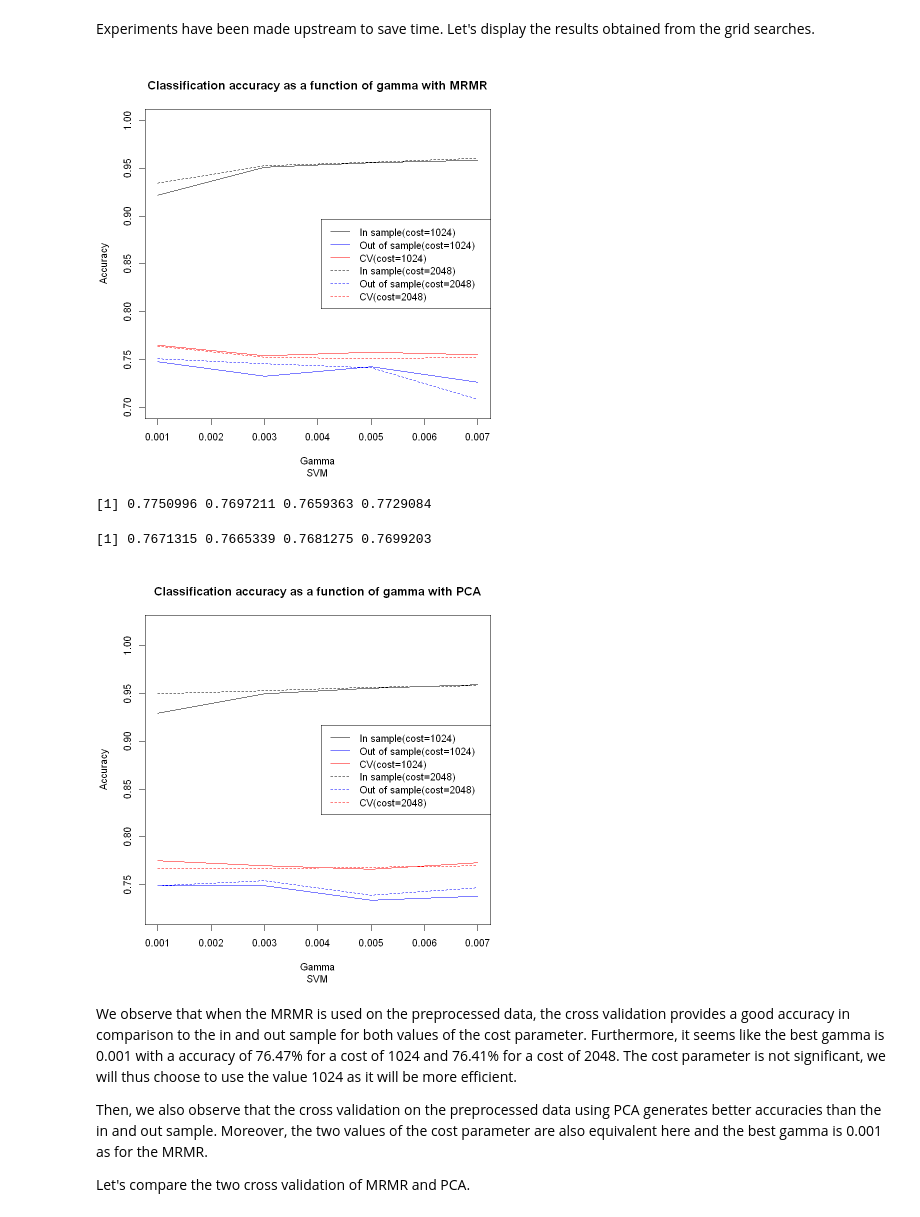
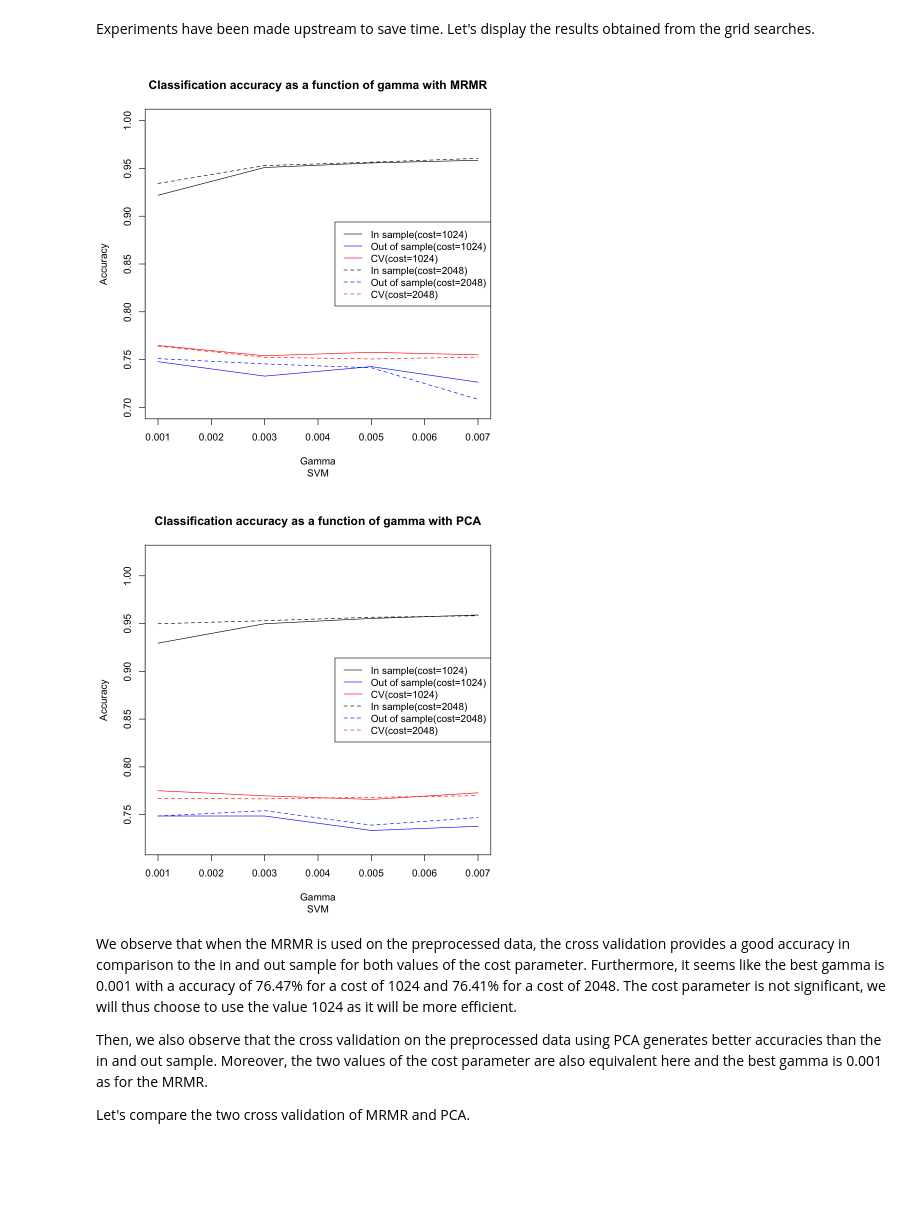
Before and after one commit to miromatagne/Driven-Data-Competition, a Jupyter notebook: ReportTemplate.ipynb, the cells around one changed output. Cells and saved outputs as stored; diff of their text form; code cells hidden in the pictures; blank space fills up the shorter version.

```diff
--- a/ReportTemplate.ipynb
+++ b/ReportTemplate.ipynb
@@ -1800,7 +1768,7 @@ inOutSampleTest <- function(data,scaled,target_variable,data_idx,half_split,para
 }
 # %%
 model_type <- "random_forest"
-k <- 4
+k <- 3
 parameters <- list(2,10,40)
 load(file = "data_preproc.Rdata")
 accury_vec <- applyCVInOutComp(parameters,k,model_type)
@@ -1913,11 +1826,0 @@ Since the svm model takes longer running time as the data grows (current data pr
-# %%
-datasvm <- data_preproc
-data_idx <- sample(1:nrow(datasvm))
-split <- floor(nrow(datasvm)/10)
-datasvm <- datasvm[data_idx[1:split],]
-data_idx <- sample(1:nrow(datasvm))
-half_split <- floor(nrow(datasvm)/2)
-target_variable <- ncol(datasvm)
-#Split the data in two different sets of training and testing
-train_data <- datasvm[data_idx[1:half_split],]
-test_data <- datasvm[data_idx[(half_split+1):nrow(datasvm)],]
@@ -1930,5 +1826,0 @@ We test the model by executing a prediction on the test dataset. The package "e1
-# %%
-#Prediction
-Y_predict <- predict(model, test_data[, -target_variable], decision.values=T)
-Y_target <- test_data[, target_variable]
-head(attr(Y_predict, "decision.values"))
@@ -1943,10 +1827,3 @@ Finally to assess the performance of the SVM model, the metric of accuracy which
-# %%
-#Confusion Matrix and accuracy computation
-results <- computeResult(Y_predict, Y_target)
-confusion_matrixSVM <- results$matrix
-accuracy <- results$acc
-confusion_matrixSVM
-accuracy
 # %% [markdown]
 #### Grid search with K-fold cross validation
 
@@ -2096,36 +1973,32 @@ Let's display the results obtained from the grid searches.
 # %%
 #Plot of MRMR
 load("CV_svm_mrmr.Rdata")
 parameters <- list(0.001, 0.003, 0.005, 0.007)
 plot(parameters,seq(0.7,1, 0.1),type="n",main="Classification accuracy as a function of gamma with MRMR",xlab="Gamma",ylab="Accuracy",sub="SVM")
 lines(parameters,accuracy_vec$in_sample1)
 lines(parameters,accuracy_vec$out_sample1,col="blue")
 lines(parameters,accuracy_vec$cv1,col="red")
 lines(parameters,accuracy_vec$in_sample2,lty=2)
 lines(parameters,accuracy_vec$out_sample2,col="blue",lty=2)
 lines(parameters,accuracy_vec$cv2,col="red",lty=2)
 legend("right",legend=c("In sample(cost=1024)","Out of sample(cost=1024)","CV(cost=1024)",
                           "In sample(cost=2048)","Out of sample(cost=2048)","CV(cost=2048)"),col=c("black","blue","red"),lty=c(1,1,1,2,2,2))
 
 #Plot of PCA
 load("CV_svm_pca.Rdata")
 parameters <- list(0.001, 0.003, 0.005, 0.007)
 plot(parameters,seq(0.72, 1.02, 0.1),type="n",main="Classification accuracy as a function of gamma with PCA",xlab="Gamma",ylab="Accuracy",sub="SVM")
 lines(parameters,accuracy_vec$in_sample1)
 lines(parameters,accuracy_vec$out_sample1,col="blue")
 lines(parameters,accuracy_vec$cv1,col="red")
 lines(parameters,accuracy_vec$in_sample2,lty=2)
 lines(parameters,accuracy_vec$out_sample2,col="blue",lty=2)
 lines(parameters,accuracy_vec$cv2,col="red",lty=2)
 legend("right",legend=c("In sample(cost=1024)","Out of sample(cost=1024)","CV(cost=1024)",
                           "In sample(cost=2048)","Out of sample(cost=2048)","CV(cost=2048)"),col=c("black","blue","red"),lty=c(1,1,1,2,2,2))
-accuracy_vec$cv1
-accuracy_vec$cv2
 # %% [output]
-[figure, old version]
+[figure, new version]
-[1] 0.7750996 0.7697211 0.7659363 0.7729084
-[1] 0.7671315 0.7665339 0.7681275 0.7699203
-[figure, old version]
+[figure, new version]
 # %% [markdown]
 We observe that when the MRMR is used on the preprocessed data, the cross validation provides a good accuracy in comparison to the in and out sample for both values of the cost parameter. Furthermore, it seems like the best gamma is 0.001 with a accuracy of 76.47% for a cost of 1024 and 76.41% for a cost of 2048. The cost parameter is not significant, we will thus choose to use the value 1024 as it will be more efficient.
 
```
Also changed, not shown: parts of 67 cells of this notebook, 3 other files.
